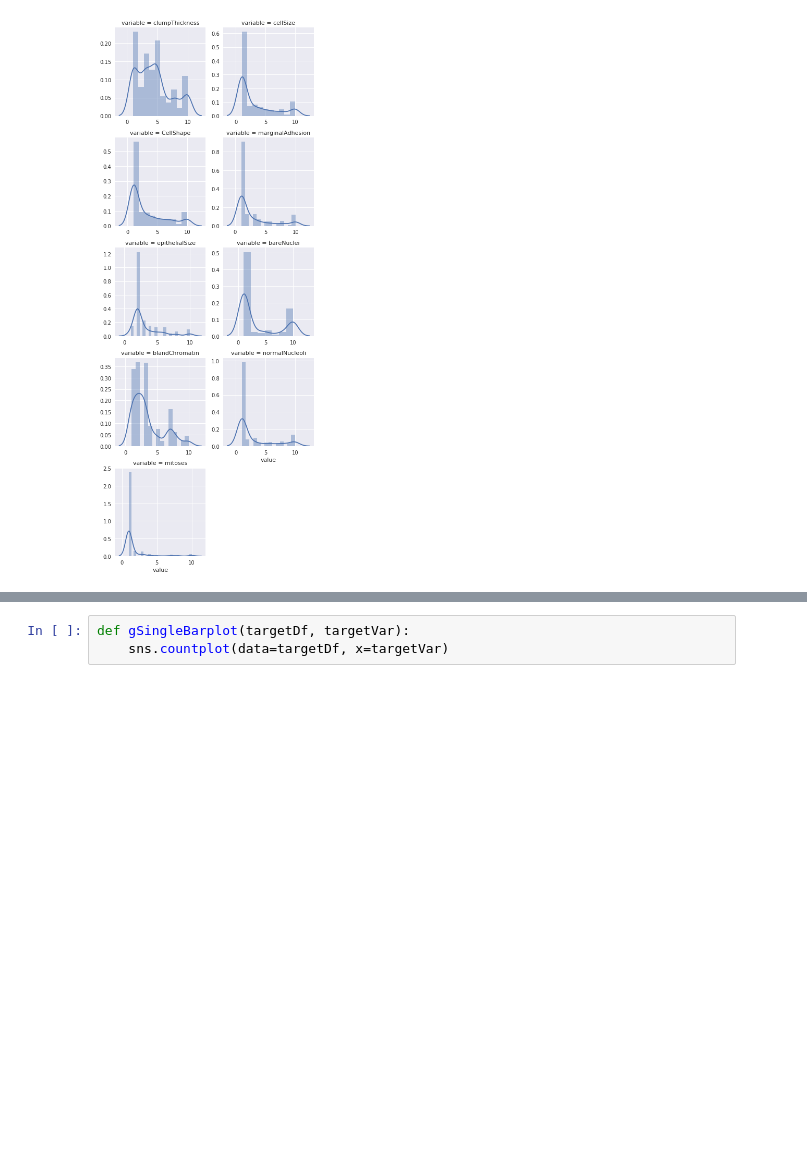
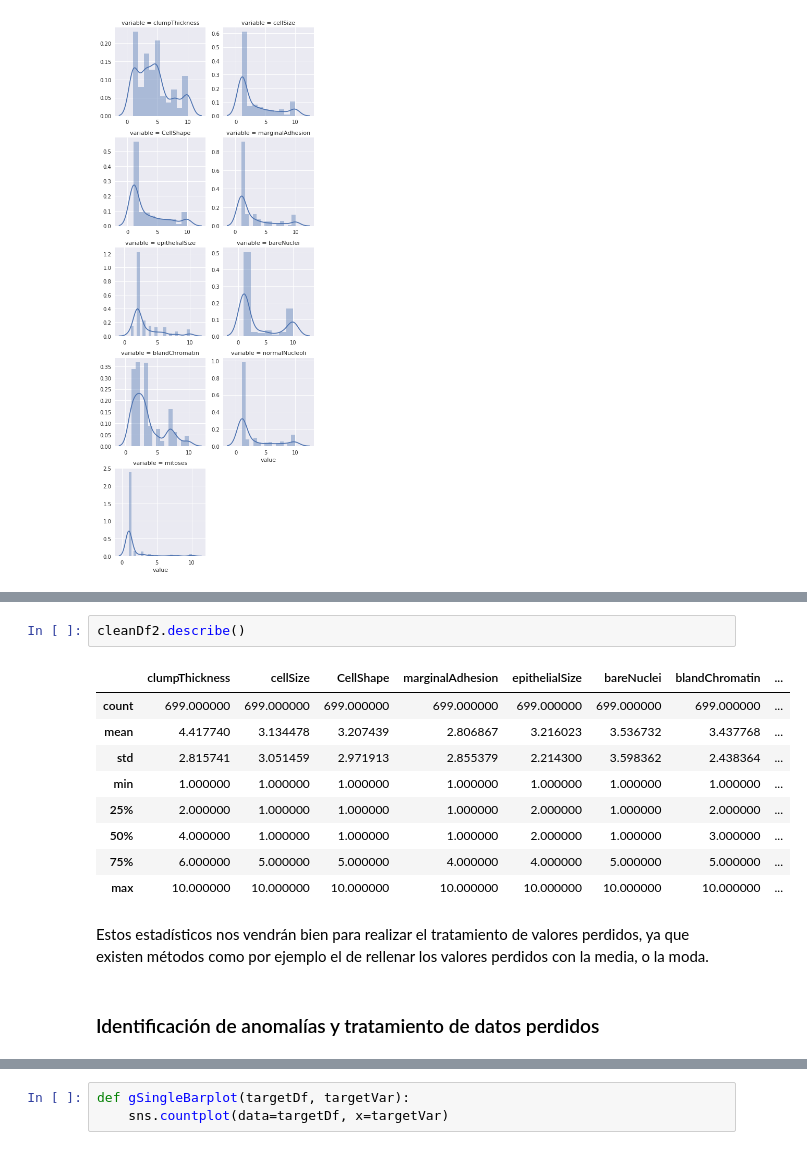
Before and after one commit to VanessaNav/DataMining, a Jupyter notebook: Prac1IvanVanessa.ipynb, the cells around one changed output, grey strips where cells are left out. Cells and saved outputs as stored; diff of their text form; blank space fills up the shorter version.

```diff
--- a/Prac1IvanVanessa.ipynb
+++ b/Prac1IvanVanessa.ipynb
@@ -120,0 +147,16 @@ COMENTAR VARIABLES MÁS DESCRIPTIVAS Y HABLAR SOBRE VALORES ANOMALOS
+# %%
+cleanDf2.describe()
+# %% [output]
+|  | clumpThickness | cellSize | CellShape | marginalAdhesion | epithelialSize | bareNuclei | blandChromatin | ... |
+| count | 699.000000 | 699.000000 | 699.000000 | 699.000000 | 699.000000 | 699.000000 | 699.000000 | ... |
+| mean | 4.417740 | 3.134478 | 3.207439 | 2.806867 | 3.216023 | 3.536732 | 3.437768 | ... |
+| std | 2.815741 | 3.051459 | 2.971913 | 2.855379 | 2.214300 | 3.598362 | 2.438364 | ... |
+| min | 1.000000 | 1.000000 | 1.000000 | 1.000000 | 1.000000 | 1.000000 | 1.000000 | ... |
+| 25% | 2.000000 | 1.000000 | 1.000000 | 1.000000 | 2.000000 | 1.000000 | 2.000000 | ... |
+| 50% | 4.000000 | 1.000000 | 1.000000 | 1.000000 | 2.000000 | 1.000000 | 3.000000 | ... |
+| 75% | 6.000000 | 5.000000 | 5.000000 | 4.000000 | 4.000000 | 5.000000 | 5.000000 | ... |
+| max | 10.000000 | 10.000000 | 10.000000 | 10.000000 | 10.000000 | 10.000000 | 10.000000 | ... |
+# %% [markdown]
+Estos estadísticos nos vendrán bien para realizar el tratamiento de valores perdidos, ya que existen métodos como por ejemplo el de rellenar los valores perdidos con la media, o la moda.
+# %% [markdown]
+### Identificación de anomalías y tratamiento de datos perdidos
```
Also changed, not shown: parts of 47 cells of this notebook, 1 other file.
